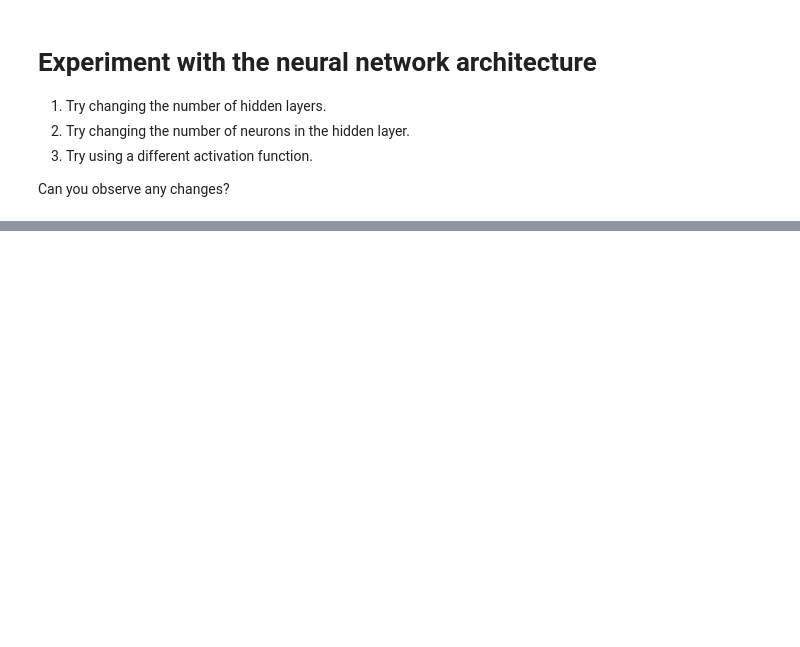
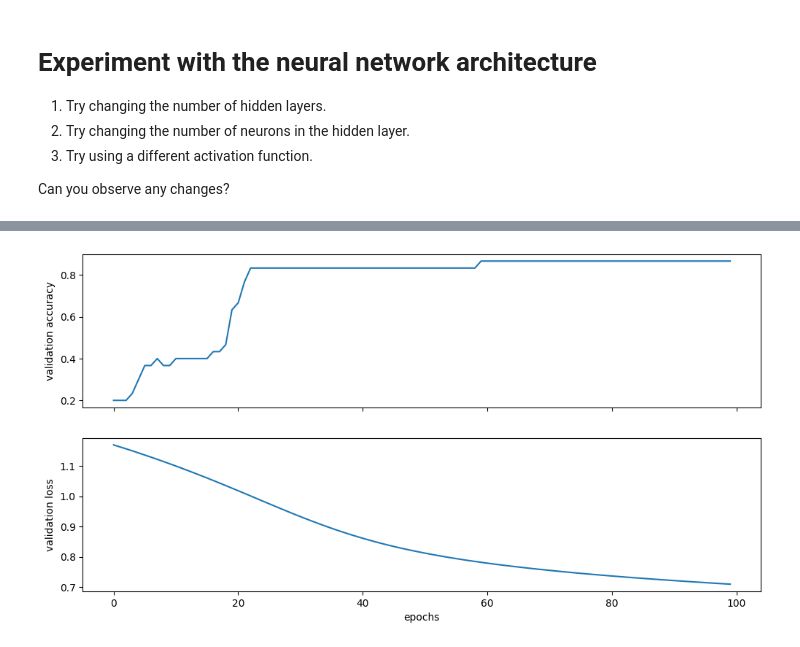
Before and after one commit to VyjayantiN/FMML-Projects-Assignments-2023, a Jupyter notebook: FMML_Aug'22_M9_L2.ipynb, the cells around one changed output, grey strips where cells are left out. Cells and saved outputs as stored; diff of their text form; code cells hidden in the pictures; blank space fills up the shorter version.

```diff
--- a/FMML_Aug'22_M9_L2.ipynb
+++ b/FMML_Aug'22_M9_L2.ipynb
@@ -148,0 +206,46 @@ Can you observe any changes?
+# %%
+# QUESTION -2
+# Experiment 2: Changing the number of neurons in the hidden layer
+
+class Model2(nn.Module):
+    def __init__(self, input_dim, hidden_dim):
+        super(Model2, self).__init__()
+        self.layer1 = nn.Linear(input_dim, hidden_dim)
+        self.layer2 = nn.Linear(hidden_dim, 3)
+
+    def forward(self, x):
+        x = F.relu(self.layer1(x))
+        x = F.softmax(self.layer2(x), dim=1)
+        return x
+
+hidden_dim = 100  # Change the number of neurons here
+model2 = Model2(X_train.shape[1], hidden_dim)
+optimizer2 = torch.optim.Adam(model2.parameters(), lr=0.001)
+
+# Training loop
+loss_list2 = np.zeros((EPOCHS,))
+accuracy_list2 = np.zeros((EPOCHS,))
+
+for epoch in tqdm.trange(EPOCHS):
+    y_pred = model2(X_train)
+    loss = loss_fn(y_pred, y_train)
+    loss_list2[epoch] = loss.item()
+
+    optimizer2.zero_grad()
+    loss.backward()
+    optimizer2.step()
+
+    with torch.no_grad():
+        y_pred = model2(X_test)
+        correct = (torch.argmax(y_pred, dim=1) == y_test).type(torch.FloatTensor)
+        accuracy_list2[epoch] = correct.mean()
+
+# Plotting training progress
+fig, (ax1, ax2) = plt.subplots(2, figsize=(12, 6), sharex=True)
+ax1.plot(accuracy_list2)
+ax1.set_ylabel("validation accuracy")
+ax2.plot(loss_list2)
+ax2.set_ylabel("validation loss")
+ax2.set_xlabel("epochs");
+# %% [output]
+[figure, added]
```
Also changed, not shown: parts of 5 cells of this notebook.
